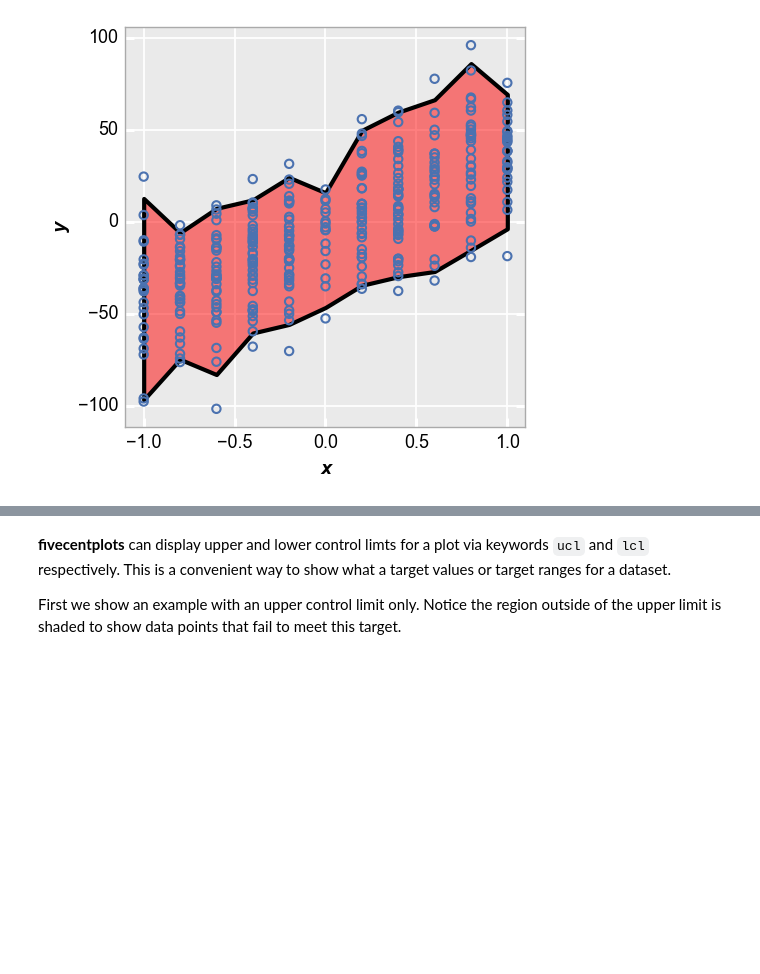
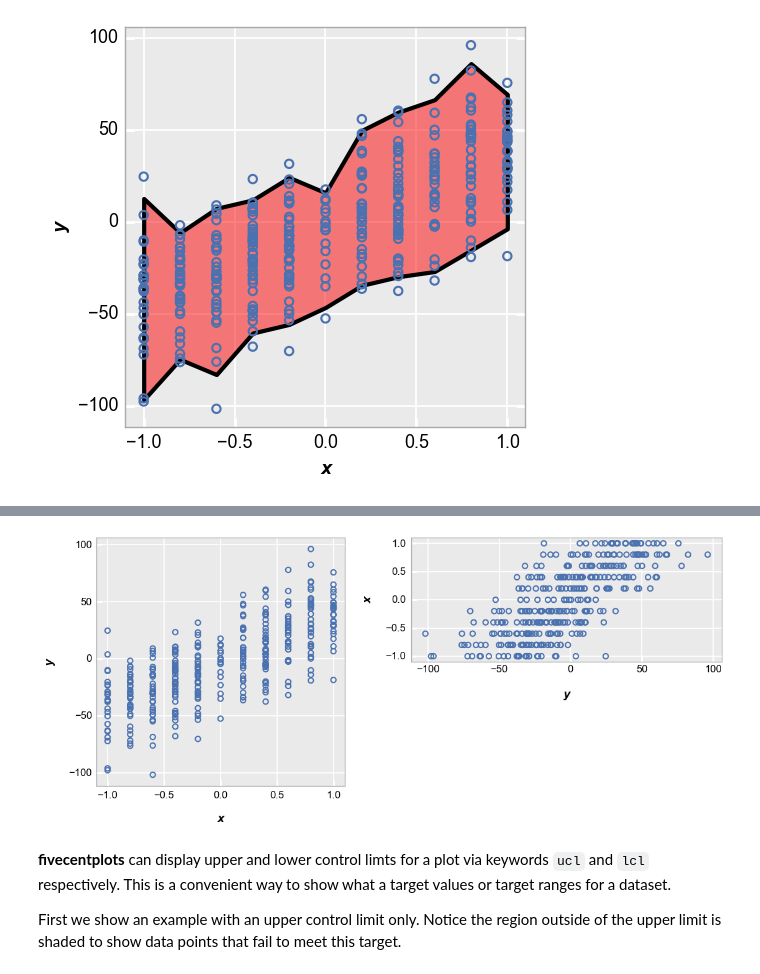
Before and after one commit to endangeredoxen/fivecentplots, a Jupyter notebook: doc/plot.ipynb, the cells around one changed output, grey strips where cells are left out. Saved outputs shown, nothing was run; the diff lists cells and outputs as text; code cells hidden in the pictures; blank space fills up the shorter version.

```diff
--- a/doc/plot.ipynb
+++ b/doc/plot.ipynb
@@ -470,3 +526,10 @@ fcp.plot(df_interval, x='x', y='y', lines=False, nq_int=[-2, 2],
+# %%
+fcp.mosaic([('plot', dict(df=df_interval, x='x', y='y', lines=False)),
+            #('bar', dict(df=df_interval, x='x', y='y', ax_size=[600, 300])),
+            ('plot', dict(df=df_interval, y='x', x='y', lines=False, ax_size=[500, 200])),
+            ], ncol=2)
+# %% [output]
+[figure, added]
 # %% [markdown]
 <b>fivecentplots</b> can display upper and lower control limts for a plot via keywords ``ucl`` and ``lcl`` respectively.  This is a convenient way to show what a target values or target ranges for a dataset.
 
```
Also changed, not shown: parts of 11 cells of this notebook, 14 other files.
